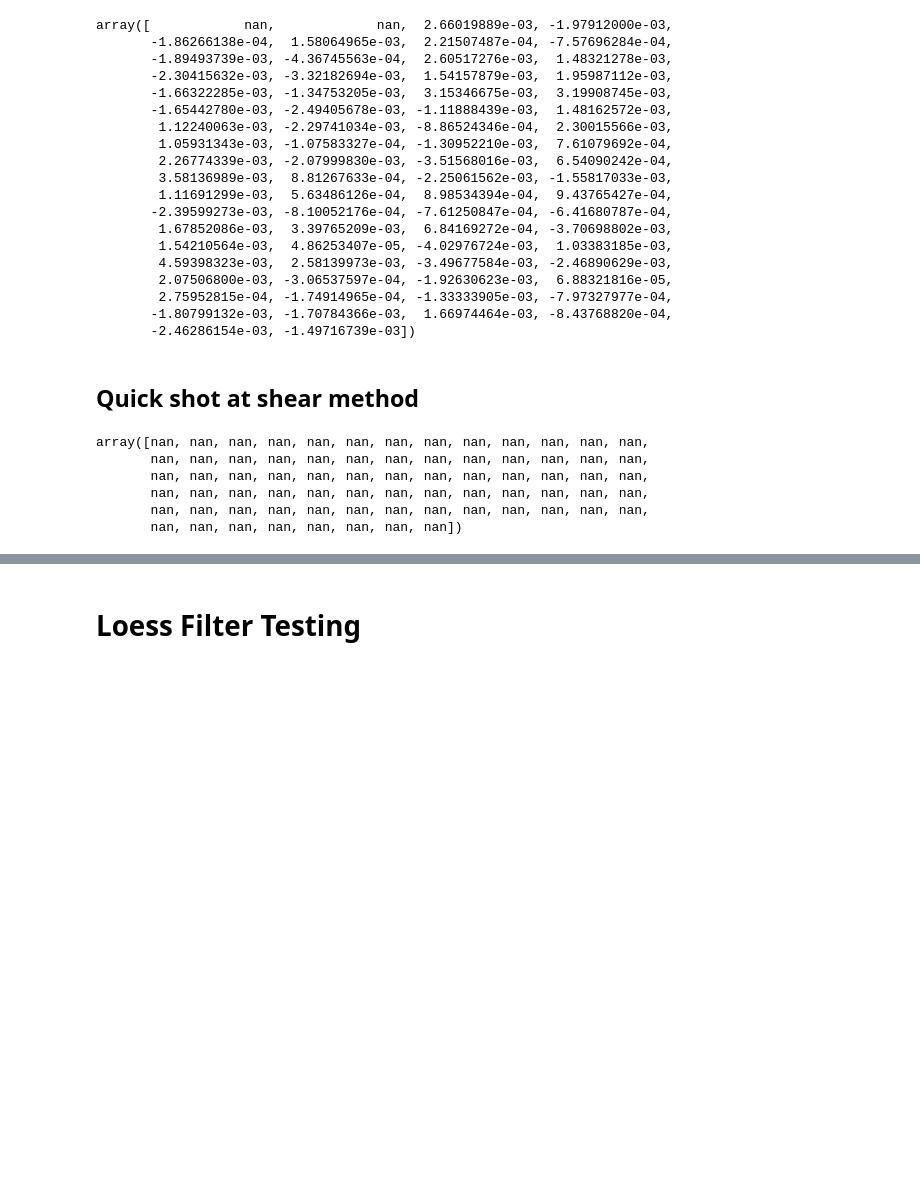
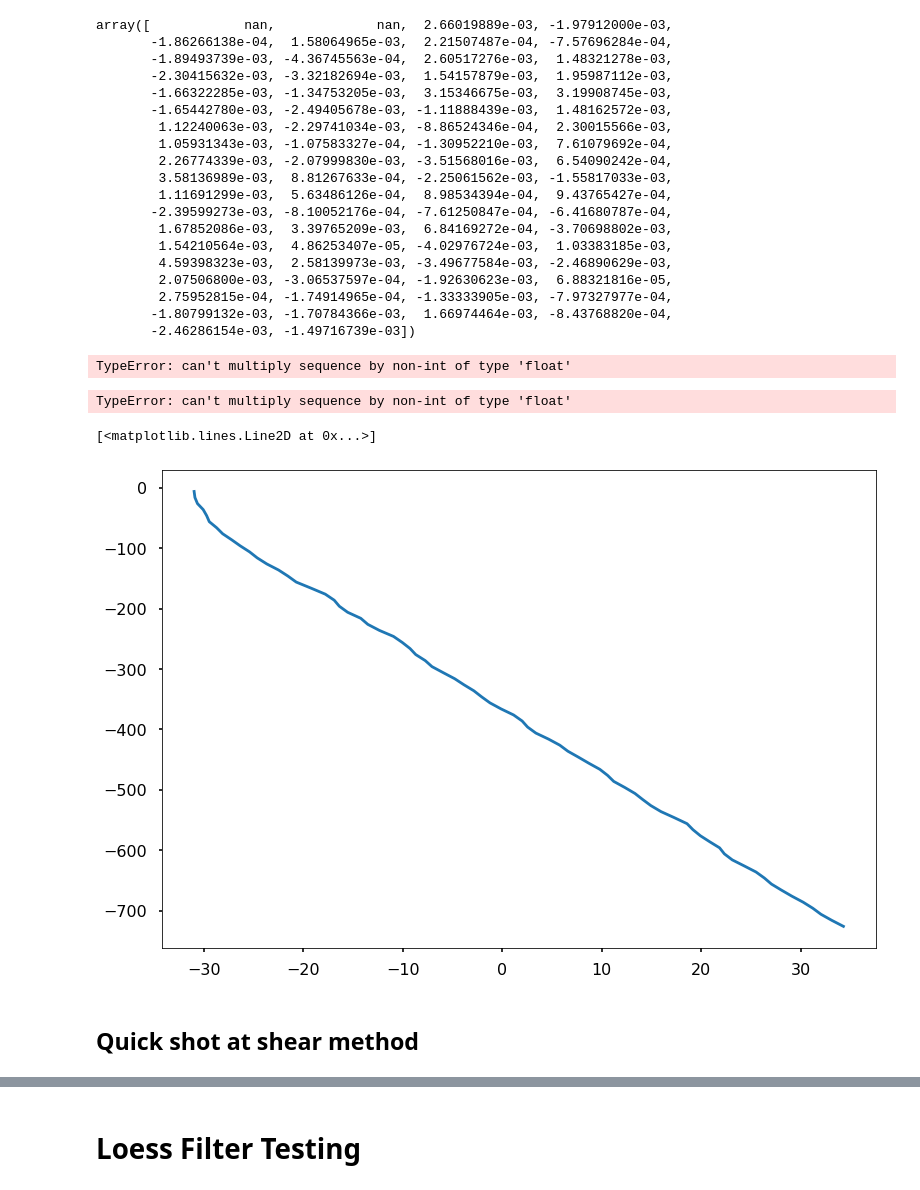
Before and after one commit to JGradone/Slocum-AD2CP, a Jupyter notebook: notebooks/01_Slocum_AD2CP_Testing_and_Data_Exploration.ipynb, the cells around one changed output, grey strips where cells are left out. Cells and saved outputs as stored; diff of their text form; code cells hidden in the pictures; blank space fills up the shorter version.

```diff
--- a/notebooks/01_Slocum_AD2CP_Testing_and_Data_Exploration.ipynb
+++ b/notebooks/01_Slocum_AD2CP_Testing_and_Data_Exploration.ipynb
@@ -950,3 +1133,33 @@ array([            nan,             nan,  2.66019889e-03, -1.97912000e-03,
+# %%
+
+shear_av = shear_binned
+
+bin_centers = shear_cell_center
+
+ref_vel=[vx,vy,0]
+
+
+nans = np.isnan(shear_av)
+shear_av[nans] = 0.0
+vel = np.empty((np.shape(shear_av)))
+vel[:] = 0
+dz = bin_centers[1] - bin_centers[0]
+
+for depth_bin in np.arange(1, len(bin_centers)):
+    vel[depth_bin, :] = vel[depth_bin - 1, :] + shear_av[depth_bin, :] * dz
+vel[nans] = np.nan
+vel_referenced = vel - np.tile(np.nanmean(vel, 0) - ref_vel*float(dz), (len(bin_centers), 1))
+# %% [output]
+TypeError: can't multiply sequence by non-int of type 'float'
+# %%
+ref_vel*float(dz)
+# %% [output]
+TypeError: can't multiply sequence by non-int of type 'float'
+# %%
+plt.plot(vel_referenced[:,1],bin_centers)
+# %% [output]
+[<matplotlib.lines.Line2D at 0x...>]
+[figure, added]
 # %% [markdown]
 ## Quick shot at shear method
 # %%
@@ -1096,12 +1317,3 @@ U_shear_method, V_shear_method, U_prof_std, V_prof_std, bin_new_shear, obs_per_b
-# %%
-U_shear_method
-# %% [output]
-array([nan, nan, nan, nan, nan, nan, nan, nan, nan, nan, nan, nan, nan,
-       nan, nan, nan, nan, nan, nan, nan, nan, nan, nan, nan, nan, nan,
-       nan, nan, nan, nan, nan, nan, nan, nan, nan, nan, nan, nan, nan,
-       nan, nan, nan, nan, nan, nan, nan, nan, nan, nan, nan, nan, nan,
-       nan, nan, nan, nan, nan, nan, nan, nan, nan, nan, nan, nan, nan,
-       nan, nan, nan, nan, nan, nan, nan, nan])
 # %%
 print('vx:',vx)
 print('Shear Method Caculated EW DAC:',np.nanmean(U_shear_method))
```
Also changed, not shown: parts of 18 cells of this notebook, 13 other files.
